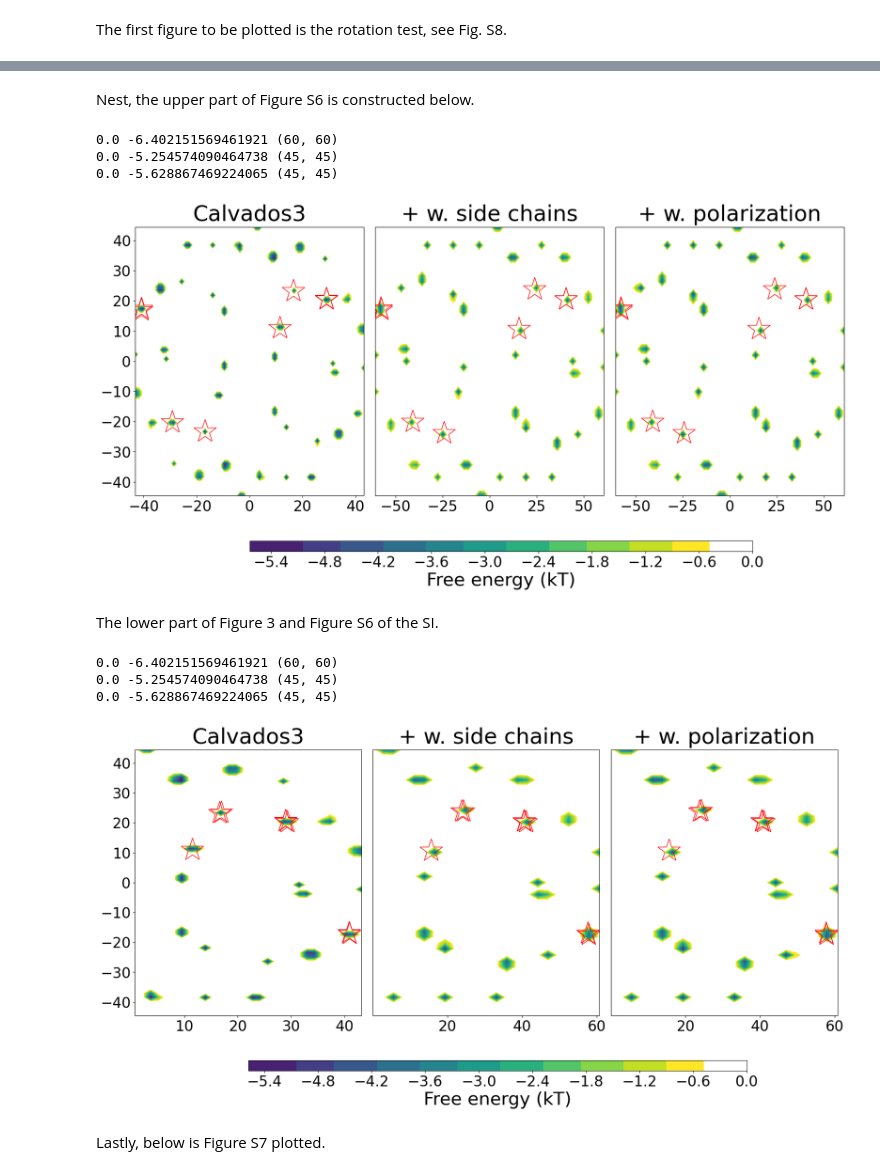
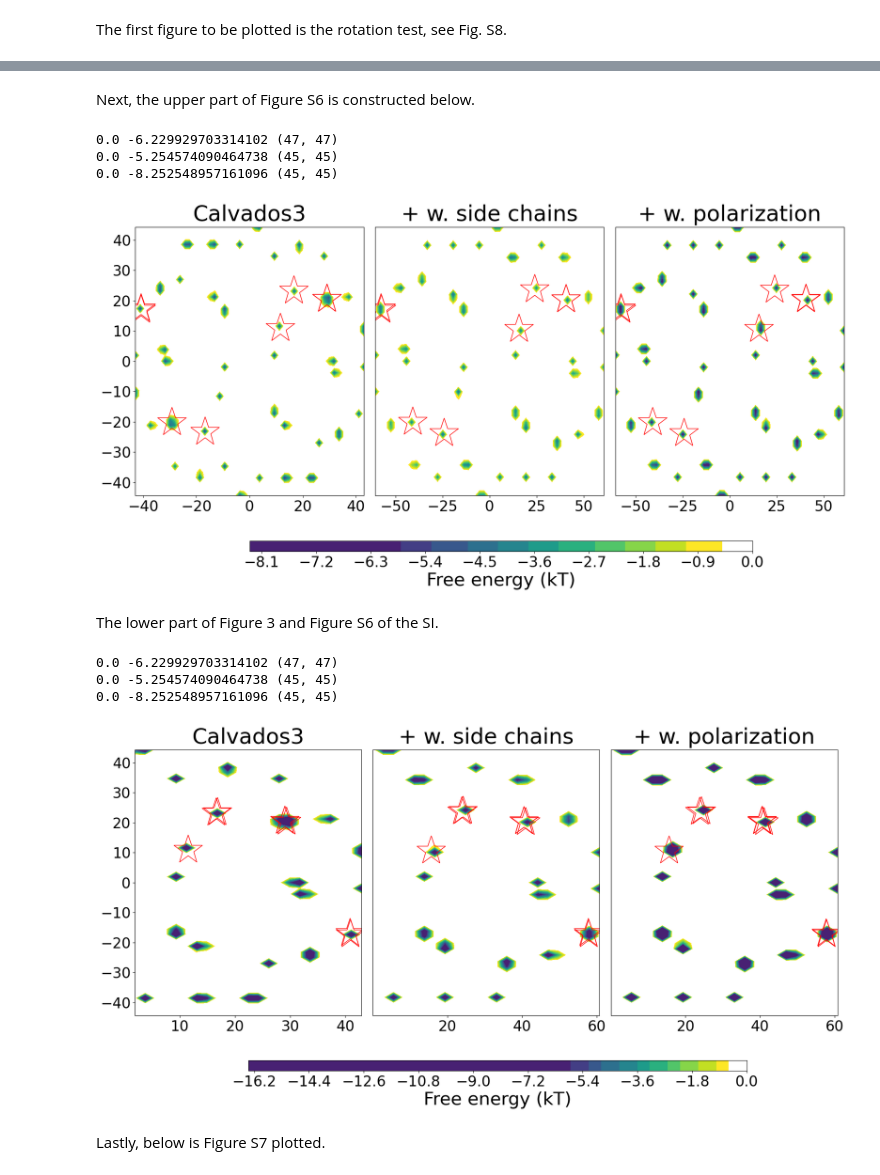
Before and after one commit to mlund/SI-pose-exploration, a Jupyter notebook: pca_free_energy/pca_analysis.ipynb, the cells around one changed output, grey strips where cells are left out. Drawn from its saved outputs; the diff is of its cells as text; code cells hidden in the pictures.

```diff
--- a/pca_free_energy/pca_analysis.ipynb
+++ b/pca_free_energy/pca_analysis.ipynb
@@ -300,7 +302,7 @@ Index original: 15703, Index side chain: 15703, Index polarization: 15703
 def plot_free_energy(xall, yall, weights=None, ax=None, nbins=50, ncountours=100,
                      avoid_zero_count=True, minener_zero=True, kT=1.0, vmin=None, vmax=None,
                      cmap='spectral', cbar=True, cbar_label='Free energy (kT)', white_bg=True,
-                     symmetry=False, x_sym=False, y_sym=False):
+                     symmetry=False, x_sym=False, y_sym=False, sym_xy=False):
     """Free energy plot given 2D scattered data
     Builds a 2D-histogram of the given data points and plots -log(p) where p is
     the probability computed from the histogram count.
@@ -419,7 +421,7 @@ def plot_free_energy(xall, yall, weights=None, ax=None, nbins=50, ncountours=100
         plot = plt.gca()
         extent = [y[0], y[-1], x[0], x[-1]]
         F_new -= np.max(F_new)
-        F_new = F_new/2 #reduce values to fit scale better and see differences
+        #F_new = F_new/2 #reduce values to fit scale better and see differences
         CS = ax.contourf(x, y, F_new.T, ncountours, extent=extent, cmap=cmap, vmin=vmin, vmax=vmax)
         ax.set_xlim([x[0], x[-1]])
         ax.set_ylim([y[0], y[-1]])
@@ -520,5 +522,5 @@ cbar.set_label('Free energy (kT)', fontsize=24)
 # %% [markdown]
-Nest, the upper part of Figure S6 is constructed below.
+Next, the upper part of Figure S6 is constructed below.
 # %%
 fig, axes = plt.subplots(1, 3, figsize=(21, 8))
 
@@ -552,7 +554,7 @@ cmap = new_cmp
 kBT = 1.0 # set to one to get unit as kBT
 
 plot, ax, CS, (x, y, z) = plot_free_energy(
-    red_cart_org[:, 0], red_cart_org[:, 1], weights=energy_org, nbins=60, ncountours=100, ax=axes[0],
+    red_cart_org[:, 0], red_cart_org[:, 1], weights=energy_org, nbins=47, ncountours=100, ax=axes[0],
     avoid_zero_count=True, minener_zero=True, kT=kBT,
     vmin=global_vmin, vmax=global_vmax, cmap=cmap, cbar=False,
     cbar_label='Free energy (kT)', white_bg=True)
@@ -585,7 +587,7 @@ for ax, idxs, red_cart in zip(axes,
                              red_cart_sch,
                              red_cart_pol]):
     for i in idxs:
-        ax.plot(red_cart[i, 0], red_cart[i, 1], marker='*', linestyle='', markerfacecolor='none', markeredgecolor='red', markersize=40)
+        ax.plot(red_cart[i, 0], red_cart[i, 1], marker='*', linestyle='', markerfacecolor='none', markeredgecolor='red', markersize=50)
 
 fig.subplots_adjust(wspace=0.05)  # Reduce horizontal space between plots
 for ax in axes:
@@ -599,10 +601,10 @@ cbar.ax.tick_params(labelsize=24)
 cbar.set_label('Free energy (kT)', fontsize=30)
 #plt.savefig('pca_full_data.pdf', bbox_inches='tight', dpi=300)
 # %% [output]
-0.0 -6.402151569461921 (60, 60)
+0.0 -6.229929703314102 (47, 47)
 0.0 -5.254574090464738 (45, 45)
-0.0 -5.628867469224065 (45, 45)
+0.0 -8.252548957161096 (45, 45)
-[figure, old version]
+[figure, new version]
 # %% [markdown]
 The lower part of Figure 3 and Figure S6 of the SI.
 # %%
@@ -638,7 +640,7 @@ cmap = new_cmp
 kBT = 1.0 # set to one to get unit as kBT
 
 plot, ax, CS, (x, y, z) = plot_free_energy(
-    red_cart_org[:, 0], red_cart_org[:, 1], weights=energy_org, nbins=60, ncountours=100, ax=axes[0],
+    red_cart_org[:, 0], red_cart_org[:, 1], weights=energy_org, nbins=47, ncountours=100, ax=axes[0],
     avoid_zero_count=True, minener_zero=True, kT=kBT,
     vmin=global_vmin, vmax=global_vmax, cmap=cmap, cbar=False,
     cbar_label='Free energy (kT)', white_bg=True, symmetry=True, x_sym=True)
@@ -660,39 +662,39 @@ axes[2].set_title('+ w. polarization', fontsize=24)
 
 # Depending on numpy version (histogram count) the number of bins might need to be changed to get consistent results
 cbar_ax = fig.add_axes([0.25, -0.05, 0.55, 0.03])  # [left, bottom, width, height] in figure coordinates
 cbar = fig.colorbar(CS3, cax=cbar_ax, orientation='horizontal')
 
 exp_positions = np.array([51, 379,1566, 9723, 15703, 18500, 19455,  20852])
 for ax, idxs, red_cart in zip(axes,
                              [exp_positions,
                              exp_positions,
                              exp_positions],
                              [red_cart_org,
                              red_cart_sch,
                              red_cart_pol]):
     for i in idxs:
         if red_cart[i, 0] < 0:
-            ax.plot(-red_cart[i, 0], -red_cart[i, 1], marker='*', linestyle='', markerfacecolor='none', markeredgecolor='red', markersize=40)
+            ax.plot(-red_cart[i, 0], -red_cart[i, 1], marker='*', linestyle='', markerfacecolor='none', markeredgecolor='red', markersize=50)
         else:
-            ax.plot(red_cart[i, 0], red_cart[i, 1], marker='*', linestyle='', markerfacecolor='none', markeredgecolor='red', markersize=40)
+            ax.plot(red_cart[i, 0], red_cart[i, 1], marker='*', linestyle='', markerfacecolor='none', markeredgecolor='red', markersize=50)
 
 
 fig.subplots_adjust(wspace=0.05)  # Reduce horizontal space between plots
 for ax in axes:
     ax.set_title(ax.get_title(), fontsize=36, pad=10)  # Move title higher (increase pad)
     ax.tick_params(axis='both', labelsize=24)  # Set font size to 20 for both axes
 for ax in axes[1:]:
     ax.set_ylabel('')
     ax.tick_params(axis='y', left=False, labelleft=False)
 
 cbar.ax.tick_params(labelsize=24)
 cbar.set_label('Free energy (kT)', fontsize=30)
-#plt.savefig('pca_full_data.pdf', bbox_inches='tight', dpi=300)
+#plt.savefig('pca_full_data2.pdf', bbox_inches='tight', dpi=300)
 # %% [output]
-0.0 -6.402151569461921 (60, 60)
+0.0 -6.229929703314102 (47, 47)
 0.0 -5.254574090464738 (45, 45)
-0.0 -5.628867469224065 (45, 45)
+0.0 -8.252548957161096 (45, 45)
-[figure, old version]
+[figure, new version]
 # %% [markdown]
 Lastly, below is Figure S7 plotted.
 # %%
```
Also changed, not shown: parts of 6 cells of this notebook.
